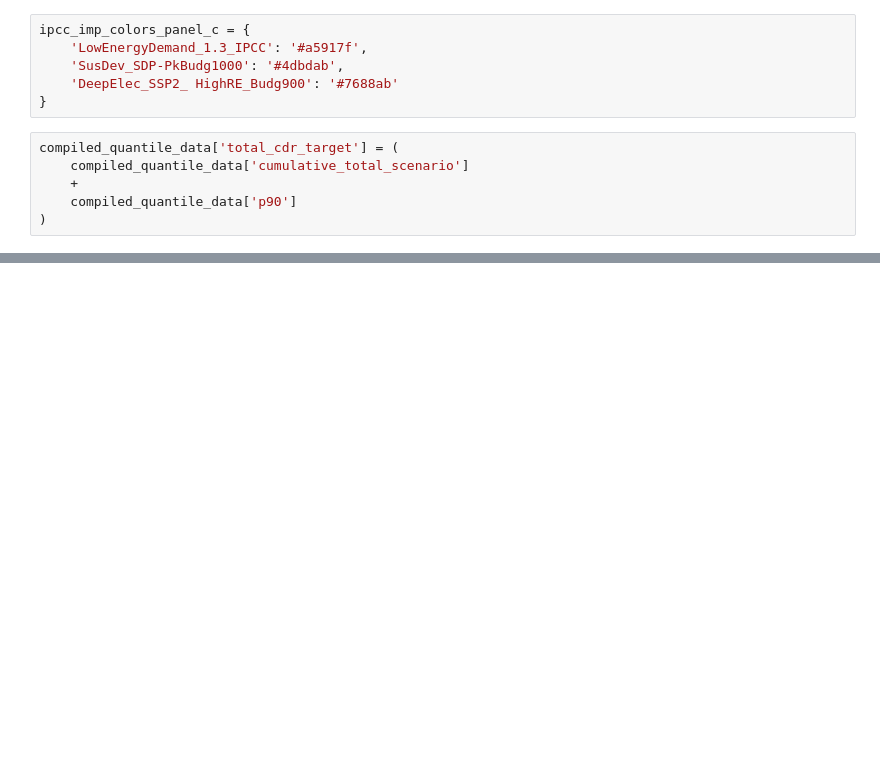
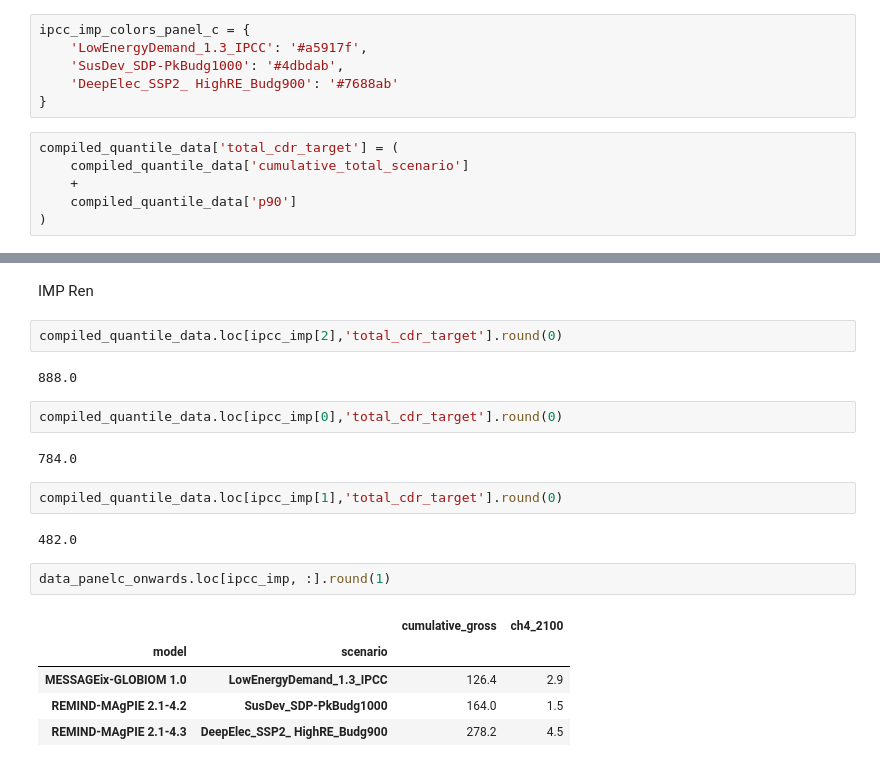
Before and after one commit to gaurav-ganti/cdr_climate_uncertainty, a Jupyter notebook: notebooks/503_figure2.ipynb, the cells around one changed output, grey strips where cells are left out. Cells and saved outputs as stored; diff of their text form; blank space fills up the shorter version.

```diff
--- a/notebooks/503_figure2.ipynb
+++ b/notebooks/503_figure2.ipynb
@@ -841,0 +819,22 @@ plot methane x and co2 n2o on y - see if there is a relationship
+# %% [markdown]
+IMP Ren
+# %%
+compiled_quantile_data.loc[ipcc_imp[2],'total_cdr_target'].round(0)
+# %% [output]
+888.0
+# %%
+compiled_quantile_data.loc[ipcc_imp[0],'total_cdr_target'].round(0)
+# %% [output]
+784.0
+# %%
+compiled_quantile_data.loc[ipcc_imp[1],'total_cdr_target'].round(0)
+# %% [output]
+482.0
+# %%
+data_panelc_onwards.loc[ipcc_imp, :].round(1)
+# %% [output]
+|  |  | cumulative_gross | ch4_2100 |
+| model | scenario |  |  |
+| MESSAGEix-GLOBIOM 1.0 | LowEnergyDemand_1.3_IPCC | 126.4 | 2.9 |
+| REMIND-MAgPIE 2.1-4.2 | SusDev_SDP-PkBudg1000 | 164.0 | 1.5 |
+| REMIND-MAgPIE 2.1-4.3 | DeepElec_SSP2_ HighRE_Budg900 | 278.2 | 4.5 |
```
Also changed, not shown: parts of 12 cells of this notebook.
